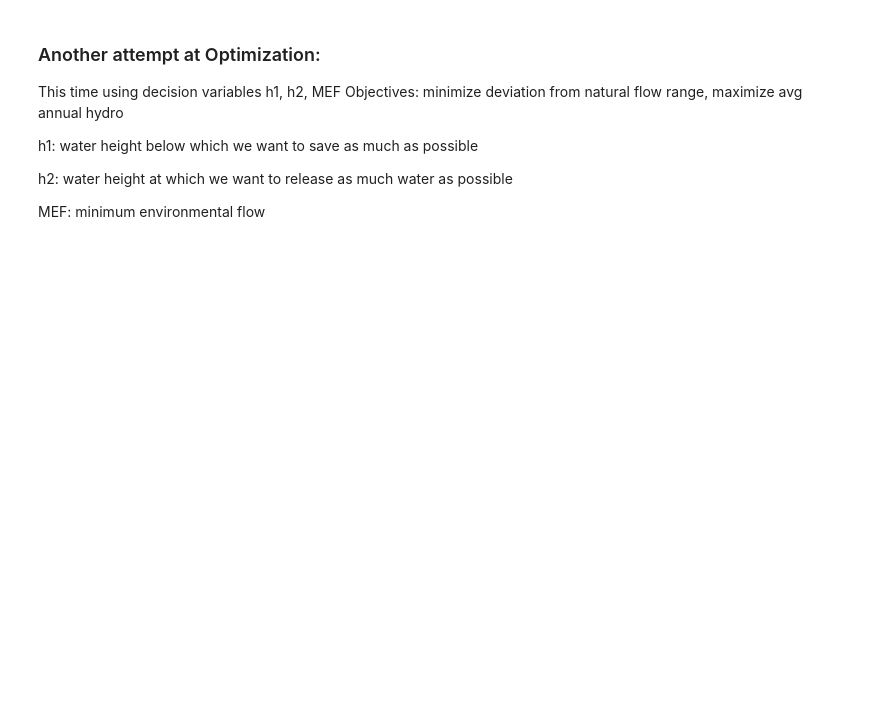
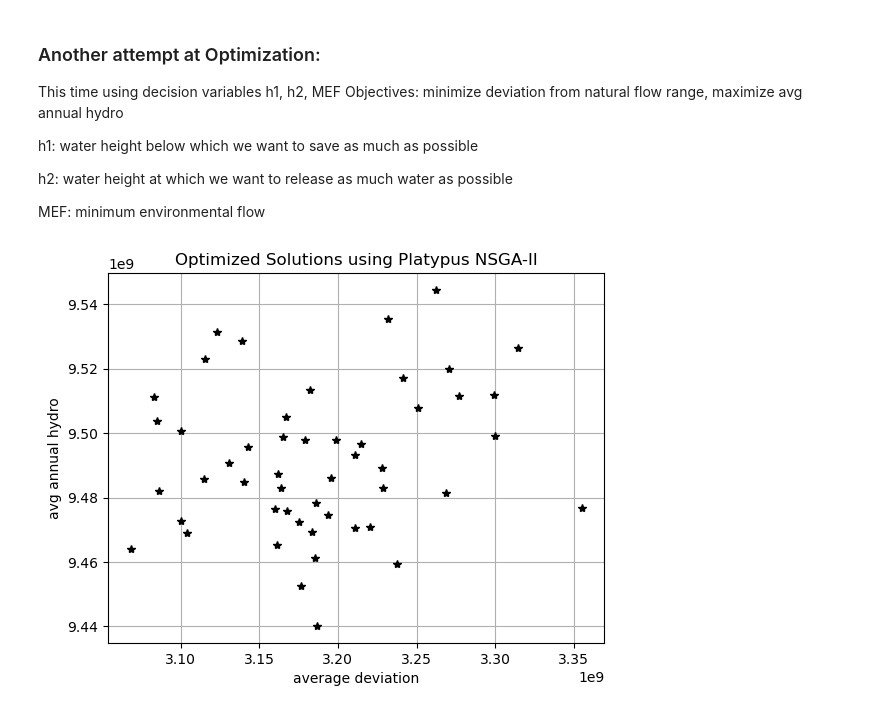
Before and after one commit to clairewang23/columbia_river_model, a Jupyter notebook: Model for Reservoir 3copy.ipynb, the cells around one changed output. Drawn from its saved outputs; the diff is of its cells as text; code cells hidden in the pictures; blank space fills up the shorter version.

```diff
--- a/Model for Reservoir 3copy.ipynb
+++ b/Model for Reservoir 3copy.ipynb
@@ -373,9 +378,9 @@ display(existing_min_flows)
 ### Simulate all reservoirs with dstorage input (TO BE USED IN OPTIMIZATION)
 # %%
 
-def simulate_allopt(dstorage_LGR, dstorage_LGO, dstorage_LM, dstorage_IH):
+def simulate_allopt(heights_LGR, heights_LGO, heights_LM, heights_IH):
     res_list = [lower_granite,little_goose, lower_monumental, ice_harbor] #list of initialized reservoirs above
-    stor_list = [dstorage_LGR, dstorage_LGO, dstorage_LM, dstorage_IH] #list of initialized storage arrays
+    height_list = [heights_LGR, heights_LGO, heights_LM, heights_IH] #list of initialized storage arrays
     res_data_list = [lower_granite_data,little_goose_data, lower_monumental_data, ice_harbor_data] #list of initialized reservoir data above
     outflow = lower_granite_data['A (unit:cfs)']*86400*.0283
 
@@ -383,17 +388,18 @@ def simulate_allopt(dstorage_LGR, dstorage_LGO, dstorage_LM, dstorage_IH):
     col_names = ['LGR','LGO','LM','IH']
     for i, res in enumerate(res_list):
     #simulate_opt(self, keep, initial_storage, datetime, prev_out, tributary, dstorage, MEF):
-        outflow, avg_hydro, fish = (res.simulate_opt(1, 0, res_data_list[i]['date'], outflow, res_data_list[i]['L (unit:cfs)'], stor_list[i], 0))
+        outflow, avg_hydro, fish = (res.simulation(1, res_data_list[i]['date'], outflow, res_data_list[i]['L (unit:cfs)'], height_list[i]))
         outflow = outflow
         results.loc['Min Out (m^3/d)',col_names[i]] = np.min(outflow)
         results.loc['Avg Hydro',col_names[i]] = np.round(avg_hydro,0)
         results.loc['Fish Pass',col_names[i]] = fish
-    results.loc['outflow_deviation', col_names] = np.abs(target_min_flows[col_names].iloc[0]*86400*0.0283 - results.loc['Min Out (m^3/d)', col_names])
+        results.loc['outflow_deviation', col_names] = np.abs(target_min_flows[col_names].iloc[0]*86400*0.0283 - results.loc['Min Out (m^3/d)', col_names])
     #DO WE CARE WHAT DIRECTION DEVIATION IS?
     avg_deviation = results.loc['outflow_deviation', col_names].astype(float).mean()
     total_hydro = results.loc['Avg Hydro', col_names].astype(float).sum()
     # display(avg_deviation)
     # display(total_hydro)
+    # display(results)
     return avg_deviation, total_hydro
 # display(simulate_allopt())
 # %% [markdown]
@@ -456,52 +473,58 @@ from platypus import NSGAII, Problem, Real
 # Define the optimization problem
 class DamOptim(Problem):
     def __init__(self):
-        # Create a problem with 3*4=8 decision variables and 2 objectives
-        super(DamOptim, self).__init__(12, 2)  # 12 decision variables, 2 objectives
-        self.types[:] = [Real(0.3, 0.5) * N, #h1
-                         Real(0.5, 1.5) * N, #h2
-                         Real(250, 350) * N,] #MEF
+
+        N = len(lower_granite_data['S (unit:cfs)']) #number of days
+
+        # Create a problem with 4*N decision variables and 2 objectives
+        super(DamOptim, self).__init__(4*N, 2)  # 2* decision variables, 2 objectives
+        self.types[:] = (
+                        [Real(LGR_streambed,LGR_whmax)]* N + #min and max storage height
+                        [Real(LGO_sb,LGO_whmax)] * N +
+                        [Real(LM_sb,LM_whmax)] * N +
+                        [Real(LM_sb,LM_whmax)] * N
+                        )
 
     def evaluate(self, solutions):
         # Check if a single solution is passed
         if not isinstance(solutions, list):
             solutions = [solutions]
 
+        N = len(lower_granite_data['S (unit:cfs)']) #number of days
+
         for s in solutions:
             # Simulate the lake with current parameters
-            h1, h2, MEF = s.variables
-            lake_params['reg']['h1'] = h1
-            lake_params['reg']['h2'] = h2
-            lake_params['reg']['m1'] = MEF
+            LGR_wh = s.variables[0:N]
+            LGO_wh = s.variables[N:2*N]
+            LM_wh = s.variables[2*N:3*N]
+            IH_wh = s.variables[3*N:4*N]
 
             # Run the simulation function (ensure this is defined)
-            s_values, h, r = simulation_reg_lake(lake_params, 0.88, n)
-
-            # Compute objectives
-            flooded_area = np.mean(S_loc(h[1:]))  # Objective 1
-            irrigation_deficit = np.mean(deficit(r[1:], lake_params['reg']['w']))  # Objective 2
+            avg_deviation, total_hydro = simulate_allopt(LGR_wh, LGO_wh, LM_wh, IH_wh)
 
             # Set the objectives for the solution
-            s.objectives[:] = [flooded_area, irrigation_deficit]
+            s.objectives[:] = [-avg_deviation, total_hydro]
 
 # Create the problem instance
 problem = DamOptim()
 
 # Set up and run the algorithm
 population_size = 50  # Change this to your desired population size
 num_generations = 20  # Change this to your desired number of generations
 total_evaluations = population_size * num_generations # Calculate total evaluations based on population size and generations
 algorithm = NSGAII(problem,population_size=population_size)
-algorithm.run(100)  # Run for 100 evaluations
+algorithm.run(10)  # Run for 100 evaluations
 
 # Extract results for analysis
-results = np.array([[s.objectives[0], s.objectives[1]] for s in algorithm.result])
+results = np.array([[-s.objectives[0], s.objectives[1]] for s in algorithm.result])
 
 # Plot results
 plt.figure()
 plt.plot(results[:, 0], results[:, 1], 'k*')
-plt.xlabel('Flooded area [km^2]')
-plt.ylabel('Irrigation deficit [m^3/s]^2')
+plt.xlabel('average deviation')
+plt.ylabel('avg annual hydro')
 plt.title('Optimized Solutions using Platypus NSGA-II')
 plt.grid(True)
 plt.show()
+# %% [output]
+[figure, added]
```
Also changed, not shown: parts of 5 cells of this notebook.
